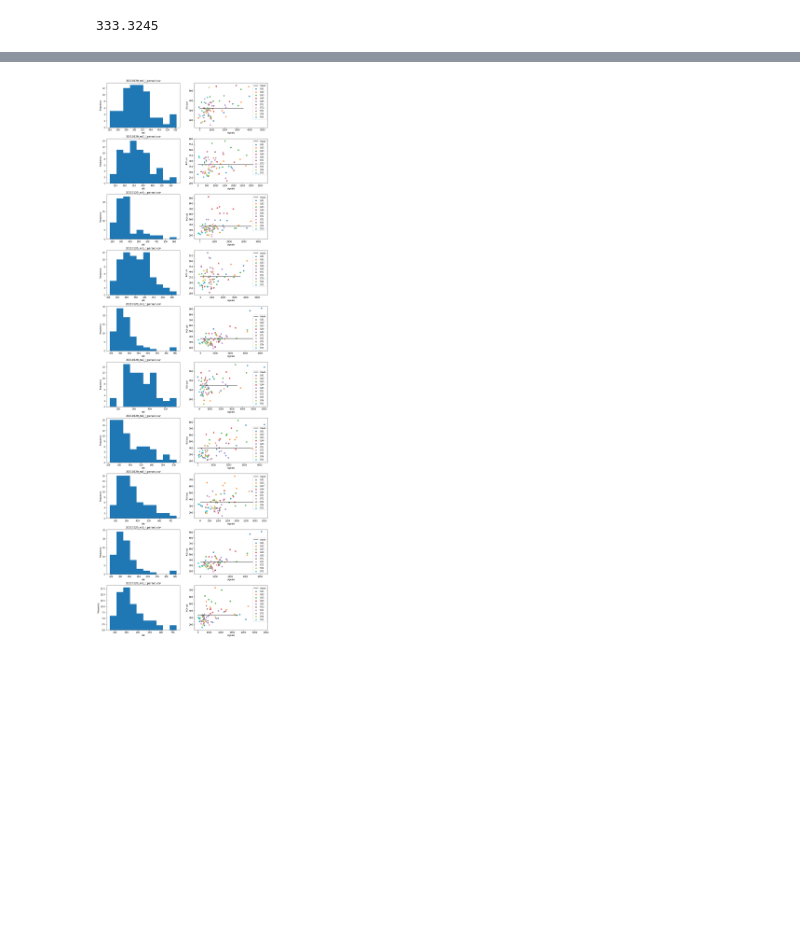
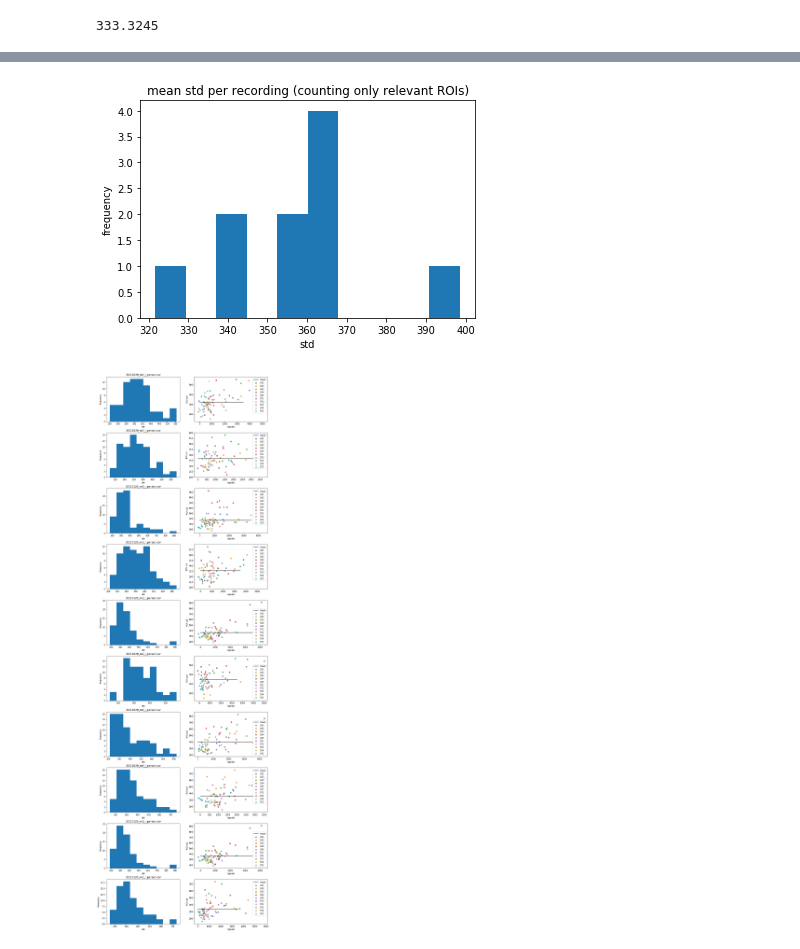
Before and after one commit to CUQI-DTU/Paper-Cochlear, a Jupyter notebook: code/dataparsing_scripts/noise analysis.ipynb, the cells around one changed output, grey strips where cells are left out. Drawn from its saved outputs; the diff is of its cells as text; code cells hidden in the pictures; blank space fills up the shorter version.

```diff
--- a/code/dataparsing_scripts/noise analysis.ipynb
+++ b/code/dataparsing_scripts/noise analysis.ipynb
@@ -93,6 +101,19 @@ def plotsignalwithstds(df, castrois, ax1=None, ax2=None, title=""):
     ax2.set_xlabel("signals")
 
     return None
+# %%
+stdmeans = []
+for csvfile in parsedsignals:
+    df = pd.read_csv(parsedCTdir + csvfile)
+    stdmeans += [df[castroistds].values.flatten().mean()]
+# %%
+plt.hist(stdmeans)
+plt.xlabel("std")
+plt.ylabel("frequency")
+plt.title("mean std per recording (counting only relevant ROIs)")
+plt.show()
+# %% [output]
+[figure, added]
 # %%
 nrows = len(parsedsignals)
 
```
Also changed, not shown: parts of 3 cells of this notebook, 1 other file.
